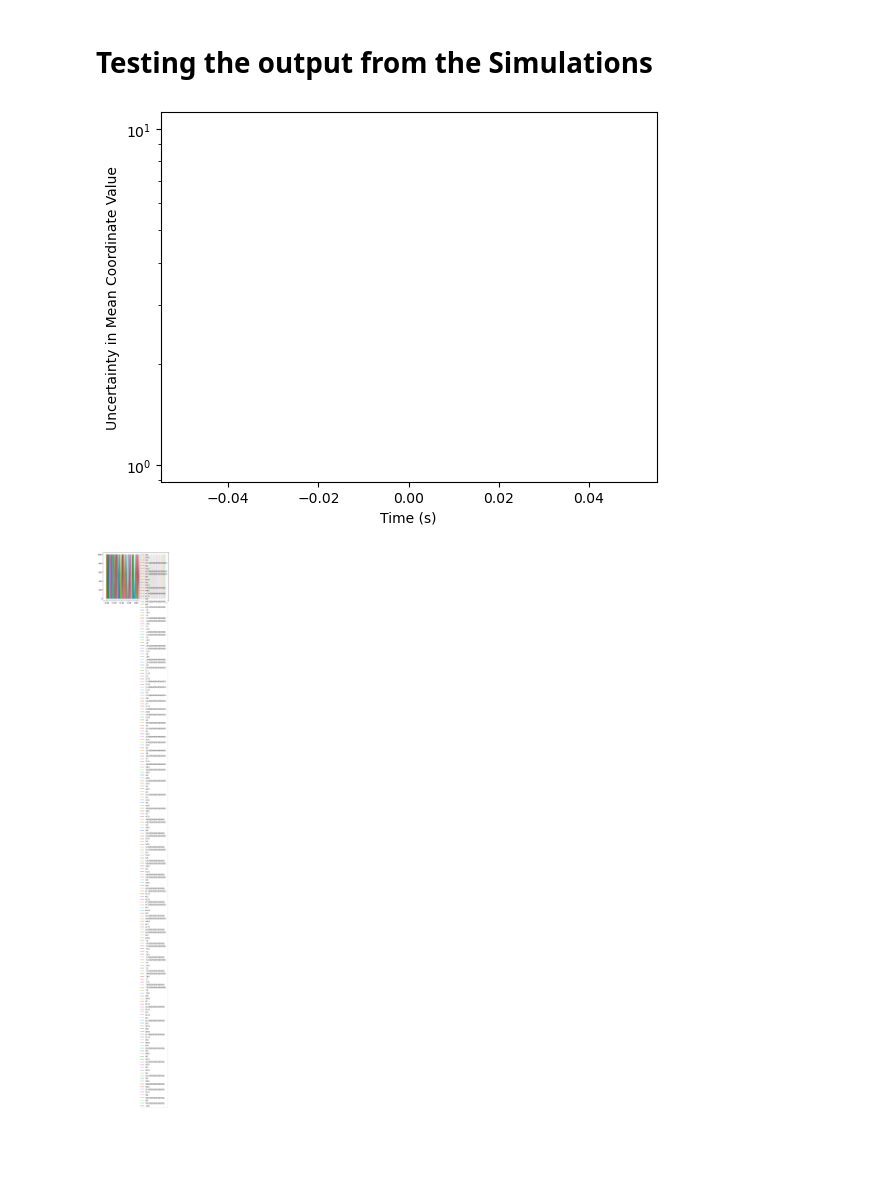
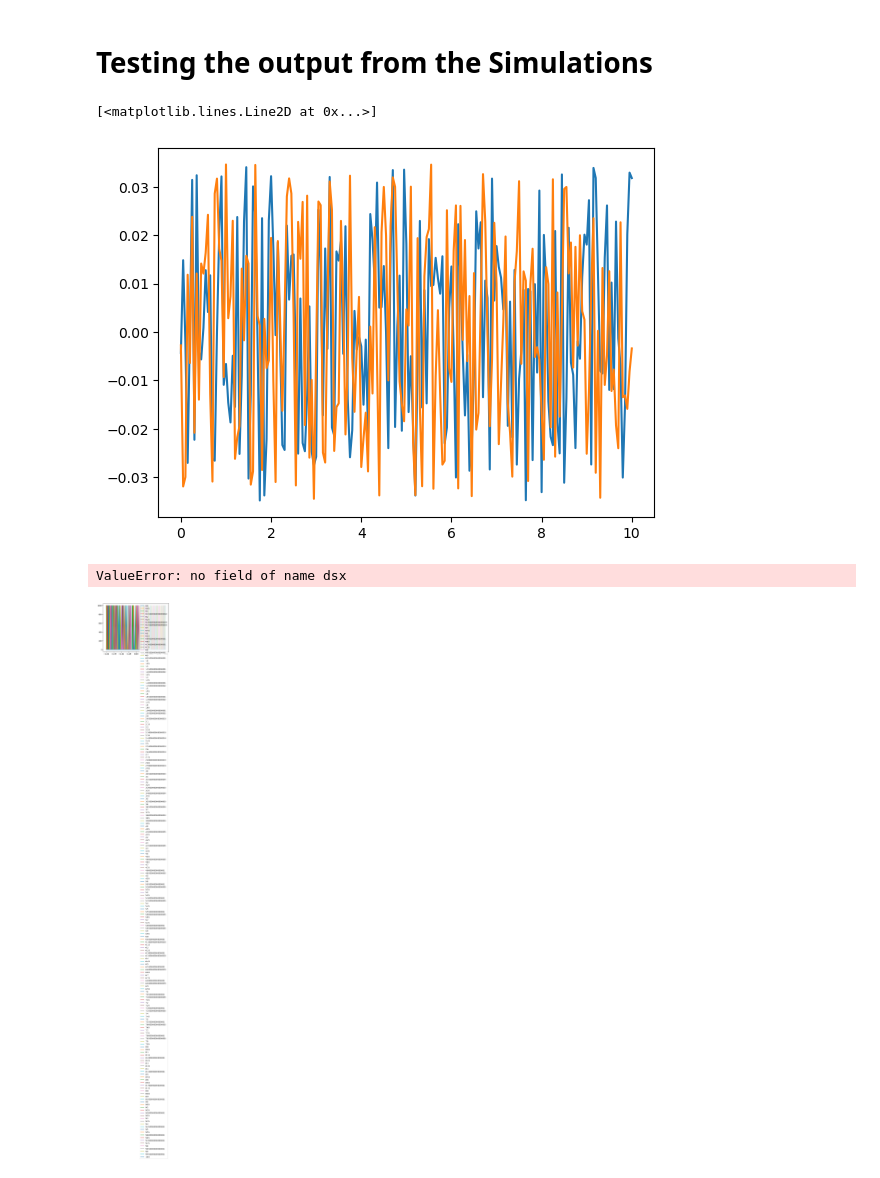
Before and after one commit to mjmorano/Spin-tracking-New, a Jupyter notebook: scripts/OutputTesting.ipynb, the cells around one changed output. Saved outputs shown, nothing was run; the diff lists cells and outputs as text; code cells hidden in the pictures; blank space fills up the shorter version.

```diff
--- a/scripts/OutputTesting.ipynb
+++ b/scripts/OutputTesting.ipynb
@@ -104,7 +104,13 @@ def readInOutputFile(outputFilename):
 	file.close()
 	return parameters, data
 # %%
-parameters, data = readInOutputFile("../test.out")
+parameters, data = readInOutputFile("../../test.out")
+# %%
+plt.plot(data[0]['t'], data[0]['xx'])
+plt.plot(data[1]['t'], data[1]['xx'])
+# %% [output]
+[<matplotlib.lines.Line2D at 0x...>]
+[figure, added]
 # %%
 plt.plot(data['t'], data['dsx']/np.sqrt(parameters['numParticles']))
 plt.plot(data['t'], data['dsy']/np.sqrt(parameters['numParticles']))
@@ -114,7 +120,7 @@ plt.ylabel('Uncertainty in Mean Coordinate Value')
 plt.xlabel('Time (s)')
 plt.show()
 # %% [output]
-[figure, removed]
+ValueError: no field of name dsx
 # %%
 for i in range(len(data['data'])):
 	plt.plot(data['sbins'], data['data'][i]['sx'], label=data['data'][i]['t'])
```
Also changed, not shown: 13 other files.
